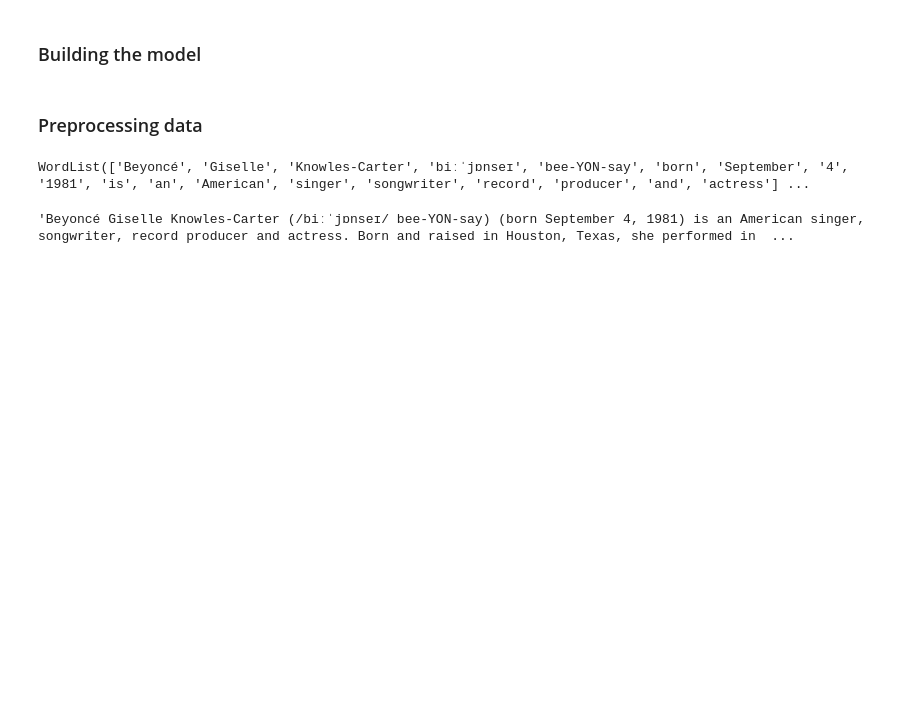
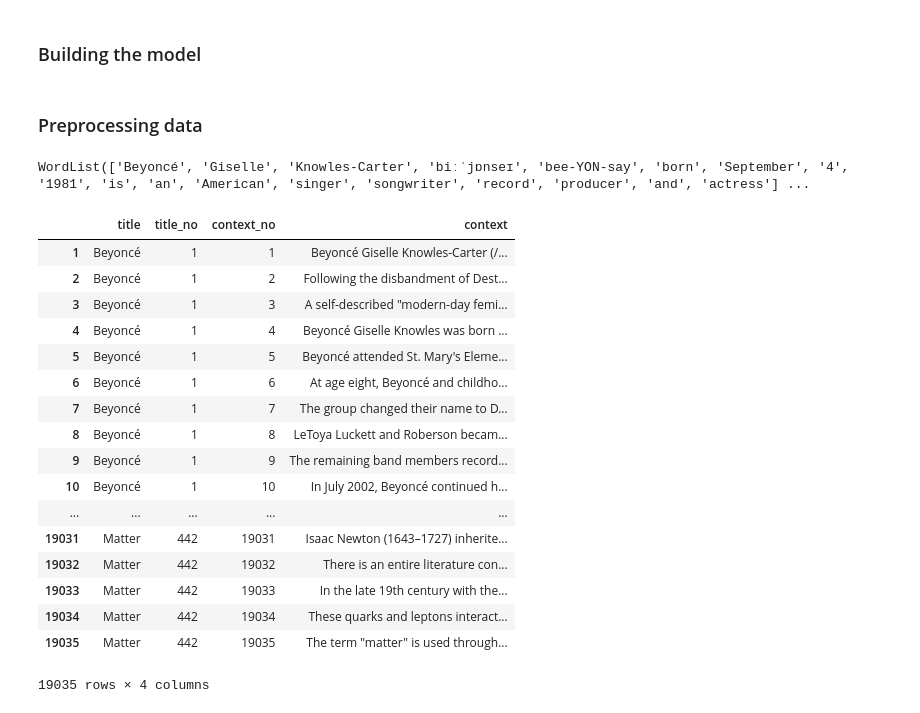
Before and after one commit to 9rince/NLP, a Jupyter notebook: dmn.ipynb, the cells around one changed output. Cells and saved outputs as stored; diff of their text form; code cells hidden in the pictures; blank space fills up the shorter version.

```diff
--- a/dmn.ipynb
+++ b/dmn.ipynb
@@ -73,6 +84,23 @@ TextBlob(str(TextBlob(df_contxt['context'][1]).sentences[0])).words
 # %% [output]
 WordList(['Beyoncé', 'Giselle', 'Knowles-Carter', 'biːˈjɒnseɪ', 'bee-YON-say', 'born', 'September', '4', '1981', 'is', 'an', 'American', 'singer', 'songwriter', 'record', 'producer', 'and', 'actress'] ...
 # %%
-df_contxt['context'][1]
+df_contxt
 # %% [output]
+|  | title | title_no | context_no | context |
+| 1 | Beyoncé | 1 | 1 | Beyoncé Giselle Knowles-Carter (/... |
+| 2 | Beyoncé | 1 | 2 | Following the disbandment of Dest... |
+| 3 | Beyoncé | 1 | 3 | A self-described "modern-day femi... |
+| 4 | Beyoncé | 1 | 4 | Beyoncé Giselle Knowles was born ... |
+| 5 | Beyoncé | 1 | 5 | Beyoncé attended St. Mary's Eleme... |
+| 6 | Beyoncé | 1 | 6 | At age eight, Beyoncé and childho... |
+| 7 | Beyoncé | 1 | 7 | The group changed their name to D... |
+| 8 | Beyoncé | 1 | 8 | LeToya Luckett and Roberson becam... |
+| 9 | Beyoncé | 1 | 9 | The remaining band members record... |
+| 10 | Beyoncé | 1 | 10 | In July 2002, Beyoncé continued h... |
+| ... | ... | ... | ... | ... |
+| 19031 | Matter | 442 | 19031 | Isaac Newton (1643–1727) inherite... |
+| 19032 | Matter | 442 | 19032 | There is an entire literature con... |
+| 19033 | Matter | 442 | 19033 | In the late 19th century with the... |
+| 19034 | Matter | 442 | 19034 | These quarks and leptons interact... |
+| 19035 | Matter | 442 | 19035 | The term "matter" is used through... |
-'Beyoncé Giselle Knowles-Carter (/biːˈjɒnseɪ/ bee-YON-say) (born September 4, 1981) is an American singer, songwriter, record producer and actress. Born and raised in Houston, Texas, she performed in  ...
+19035 rows × 4 columns
```
Also changed, not shown: parts of 7 cells of this notebook, 1 other file.
